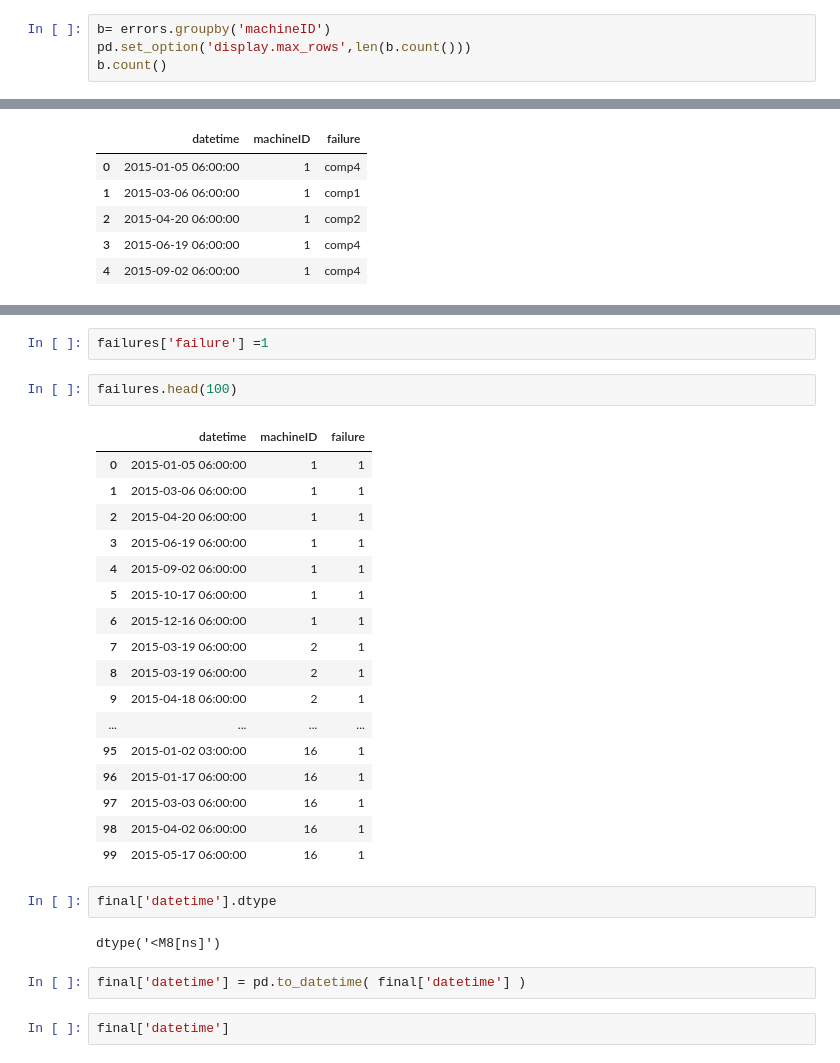
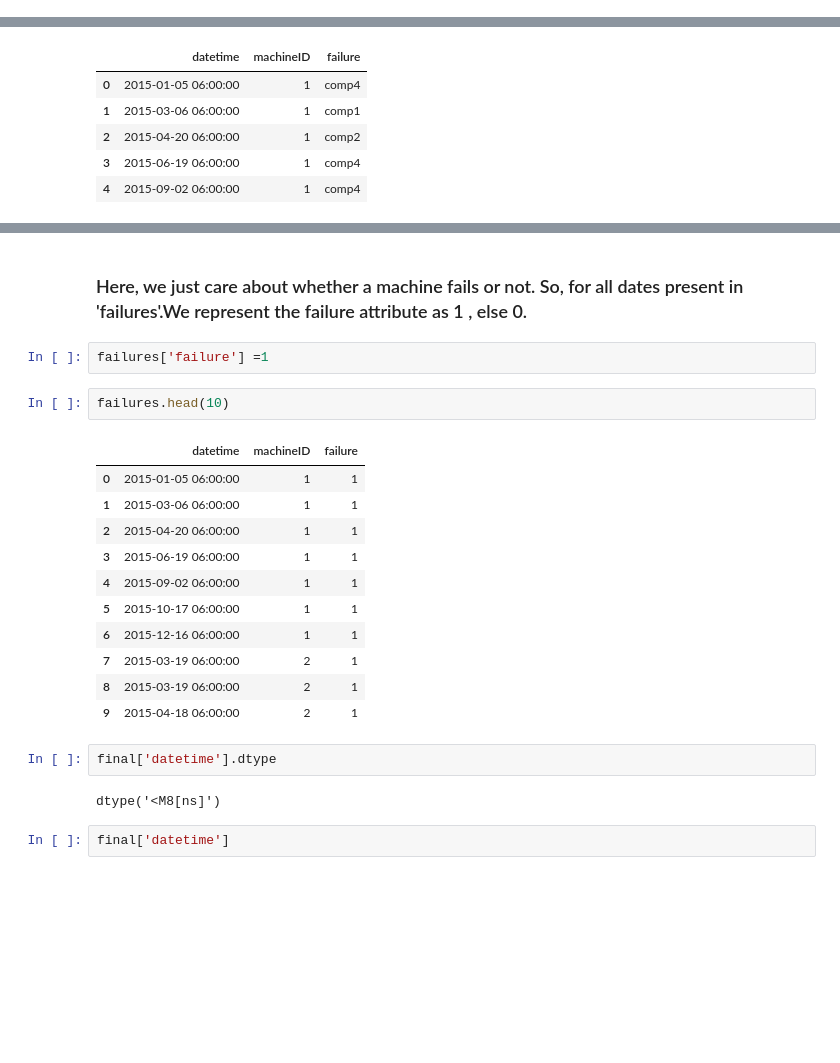
Before and after one commit to Nisargbharambe/Predictive-Analysis1, a Jupyter notebook: Predictive analysis.ipynb, the cells around one changed output, grey strips where cells are left out. Drawn from its saved outputs; the diff is of its cells as text; blank space fills up the shorter version.

```diff
--- a/Predictive analysis.ipynb
+++ b/Predictive analysis.ipynb
@@ -212,4 +150,0 @@ errors.shape
-# %%
-b= errors.groupby('machineID')
-pd.set_option('display.max_rows',len(b.count()))
-b.count()
@@ -707,31 +369,25 @@ final.head(50)
+# %% [markdown]
+   ### Here, we just care about whether a machine fails or not. So, for all dates present in 'failures'.We represent the failure attribute as 1 , else 0.
 # %%
 failures['failure'] =1
 # %%
-failures.head(100)
+failures.head(10)
 # %% [output]
 |  | datetime | machineID | failure |
 | 0 | 2015-01-05 06:00:00 | 1 | 1 |
 | 1 | 2015-03-06 06:00:00 | 1 | 1 |
 | 2 | 2015-04-20 06:00:00 | 1 | 1 |
 | 3 | 2015-06-19 06:00:00 | 1 | 1 |
 | 4 | 2015-09-02 06:00:00 | 1 | 1 |
 | 5 | 2015-10-17 06:00:00 | 1 | 1 |
 | 6 | 2015-12-16 06:00:00 | 1 | 1 |
 | 7 | 2015-03-19 06:00:00 | 2 | 1 |
 | 8 | 2015-03-19 06:00:00 | 2 | 1 |
 | 9 | 2015-04-18 06:00:00 | 2 | 1 |
-| ... | ... | ... | ... |
-| 95 | 2015-01-02 03:00:00 | 16 | 1 |
-| 96 | 2015-01-17 06:00:00 | 16 | 1 |
-| 97 | 2015-03-03 06:00:00 | 16 | 1 |
-| 98 | 2015-04-02 06:00:00 | 16 | 1 |
-| 99 | 2015-05-17 06:00:00 | 16 | 1 |
 # %%
 final['datetime'].dtype
 # %% [output]
 dtype('<M8[ns]')
-# %%
-final['datetime'] = pd.to_datetime( final['datetime'] )
 # %%
 final['datetime']
 # %% [output]
```
Also changed, not shown: parts of 84 cells of this notebook.
